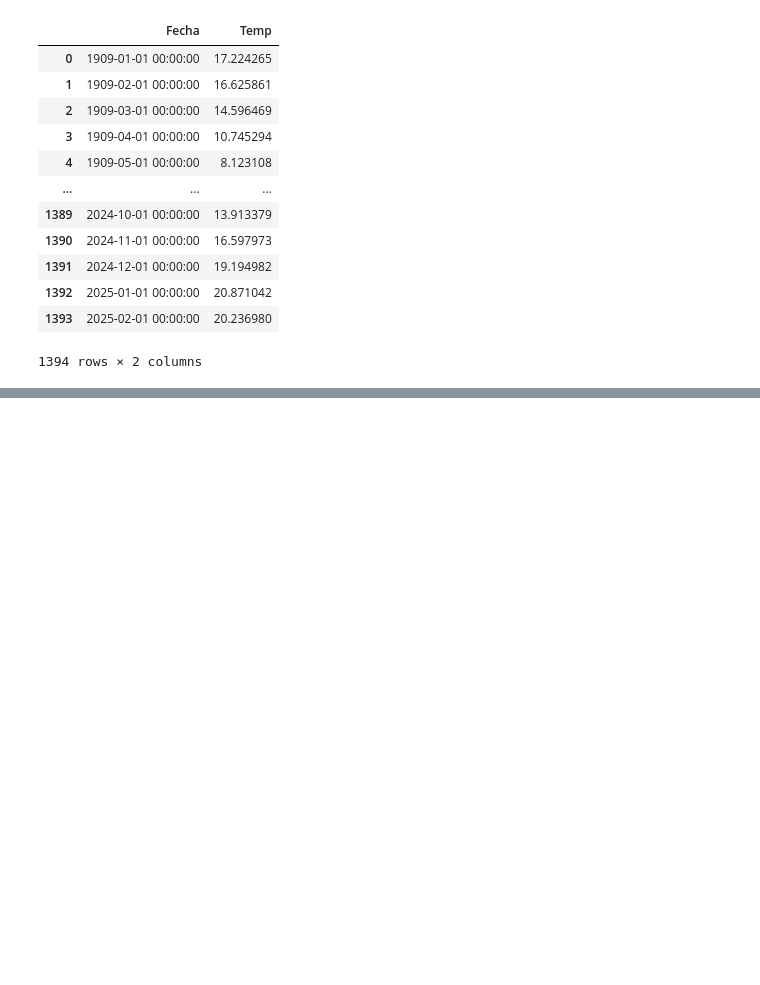
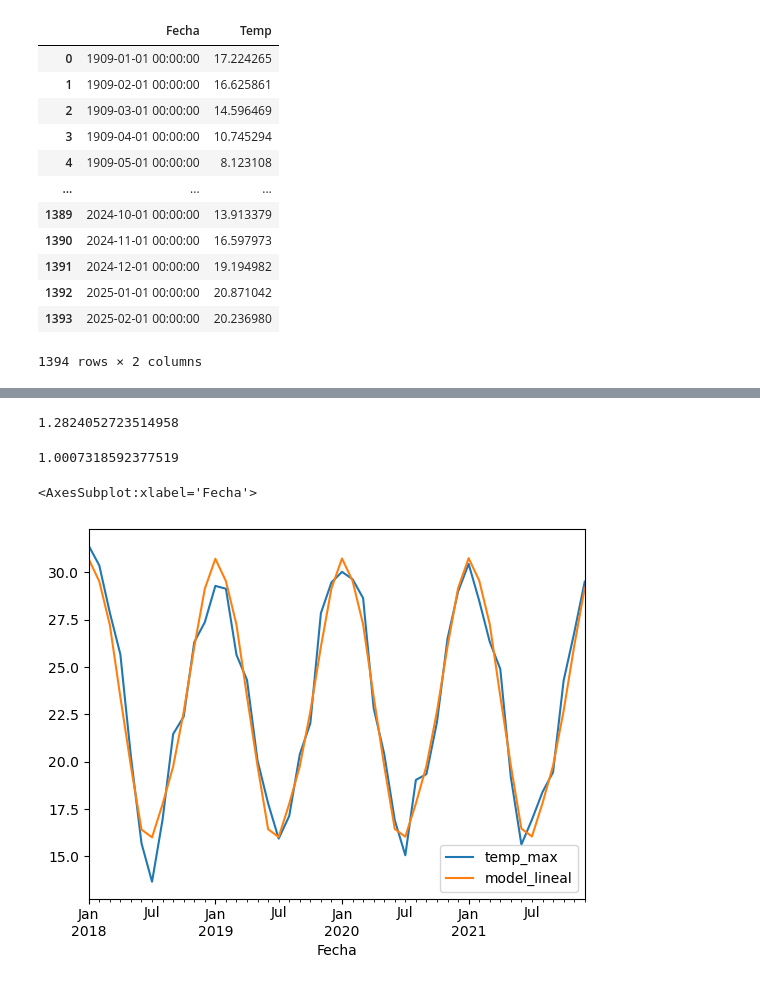
Before and after one commit to Ncolaci/TP_INTEGRADOR, a Jupyter notebook: TP_INTEGRADOR/TP_INTEGRADOR_FINAL_SIN_LOG.ipynb, the cells around one changed output, grey strips where cells are left out. Cells and saved outputs as stored; diff of their text form; code cells hidden in the pictures; blank space fills up the shorter version.

```diff
--- a/TP_INTEGRADOR/TP_INTEGRADOR_FINAL_SIN_LOG.ipynb
+++ b/TP_INTEGRADOR/TP_INTEGRADOR_FINAL_SIN_LOG.ipynb
@@ -907,0 +1090,2 @@ prediccion_fecha('2025/2')
+# %%
+pipe.fit(df_train,df_train['temp_max'])
@@ -907,0 +1137,16 @@ prediccion_fecha('2025/2')
+# %%
+RMSE(pipe.predict(df_train),df_train['temp_max'])
+# %% [output]
+1.2824052723514958
+# %%
+RMSE(pipe.predict(df_test),df_test['temp_max'])
+# %% [output]
+1.0007318592377519
+# %%
+df_test_pred = df_test
+df_test_pred['model_lineal'] = pipe.predict(df_test)
+# %%
+df_test_pred.plot(kind = "line", y = ['temp_max','model_lineal'])
+# %% [output]
+<AxesSubplot:xlabel='Fecha'>
+[figure, added]
```
Also changed, not shown: parts of 27 cells of this notebook.
